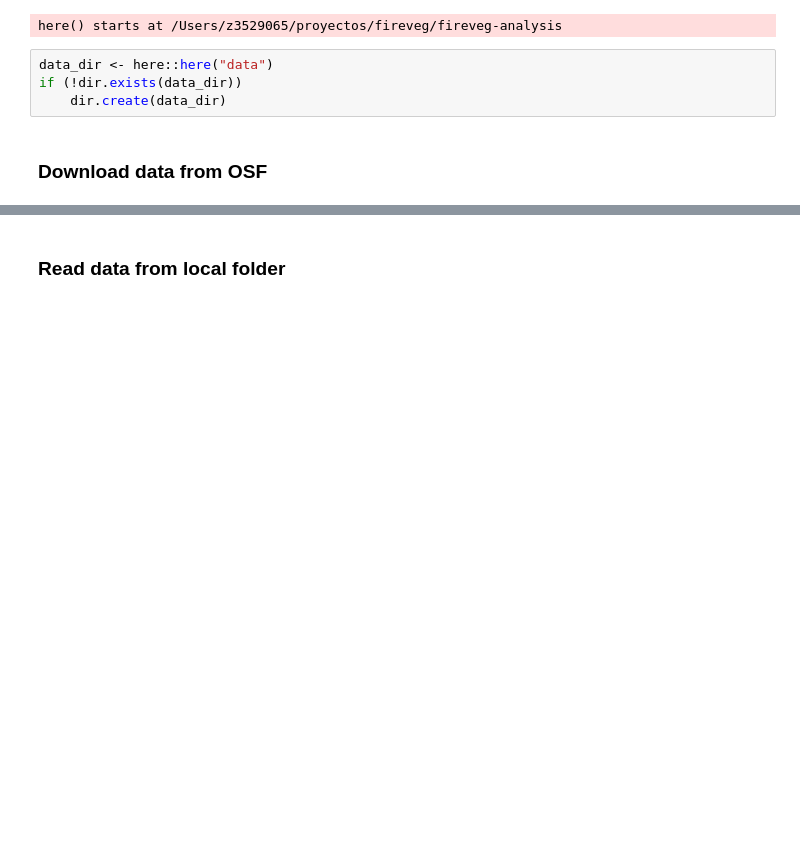
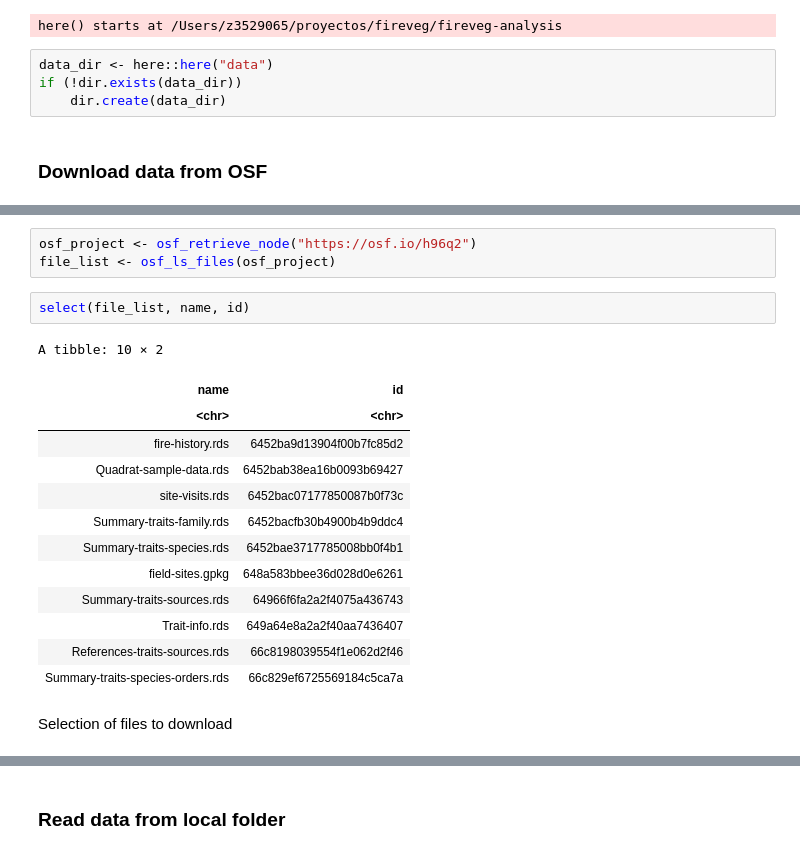
Before and after one commit to ces-unsw-edu-au/fireveg-analysis, a Jupyter notebook: Notebooks/Fire-history-field-visits.ipynb, the cells around one changed output, grey strips where cells are left out. Cells and saved outputs as stored; diff of their text form; blank space fills up the shorter version.

```diff
--- a/Notebooks/Fire-history-field-visits.ipynb
+++ b/Notebooks/Fire-history-field-visits.ipynb
@@ -58,0 +94,21 @@ if (!dir.exists(data_dir))
+# %%
+osf_project <- osf_retrieve_node("https://osf.io/h96q2")
+file_list <- osf_ls_files(osf_project)
+# %%
+select(file_list, name, id)
+# %% [output]
+A tibble: 10 × 2
+| name | id |
+| <chr> | <chr> |
+| fire-history.rds | 6452ba9d13904f00b7fc85d2 |
+| Quadrat-sample-data.rds | 6452bab38ea16b0093b69427 |
+| site-visits.rds | 6452bac07177850087b0f73c |
+| Summary-traits-family.rds | 6452bacfb30b4900b4b9ddc4 |
+| Summary-traits-species.rds | 6452bae3717785008bb0f4b1 |
+| field-sites.gpkg | 648a583bbee36d028d0e6261 |
+| Summary-traits-sources.rds | 64966f6fa2a2f4075a436743 |
+| Trait-info.rds | 649a64e8a2a2f40aa7436407 |
+| References-traits-sources.rds | 66c8198039554f1e062d2f46 |
+| Summary-traits-species-orders.rds | 66c829ef6725569184c5ca7a |
+# %% [markdown]
+Selection of files to download
```
Also changed, not shown: parts of 30 cells of this notebook.
